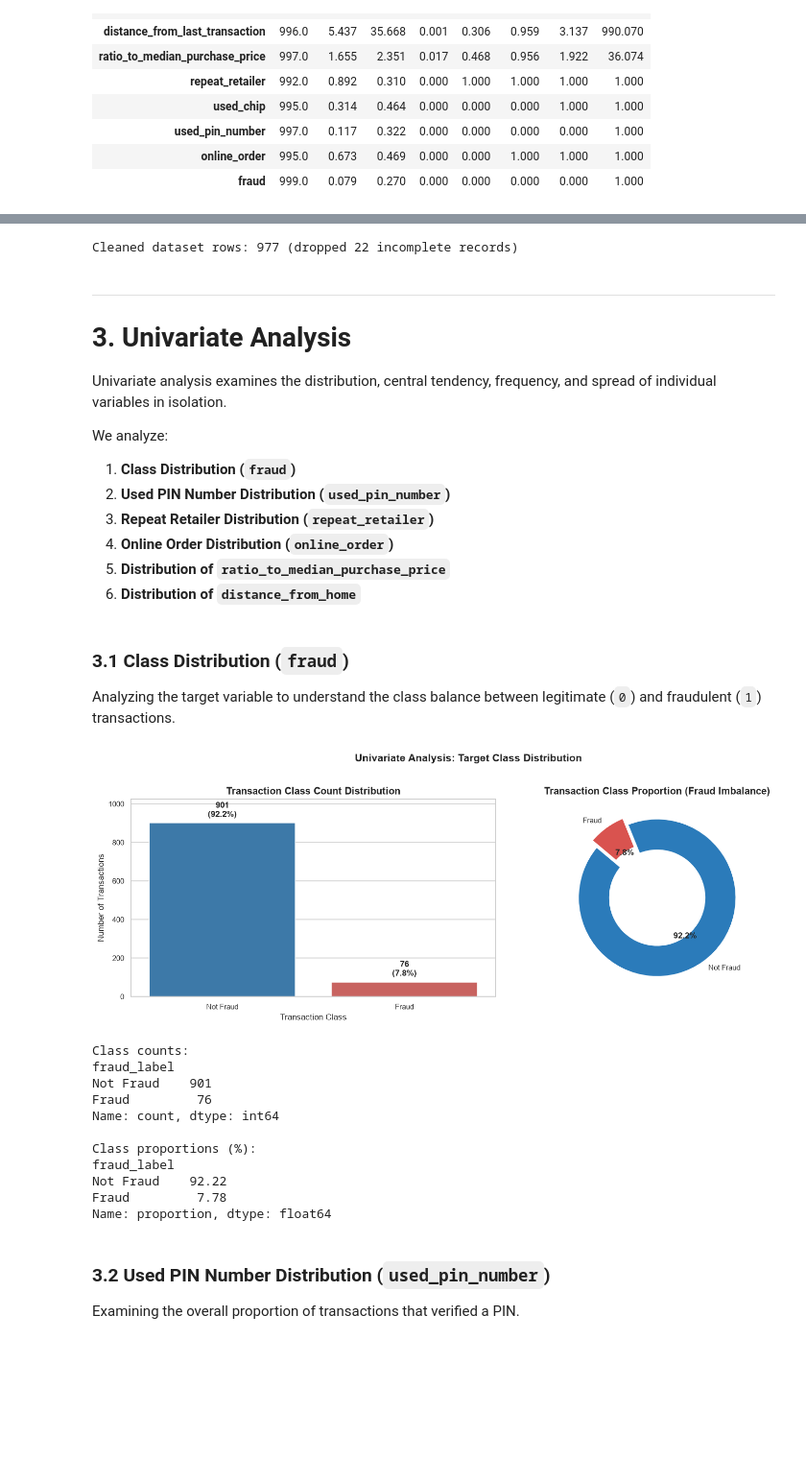
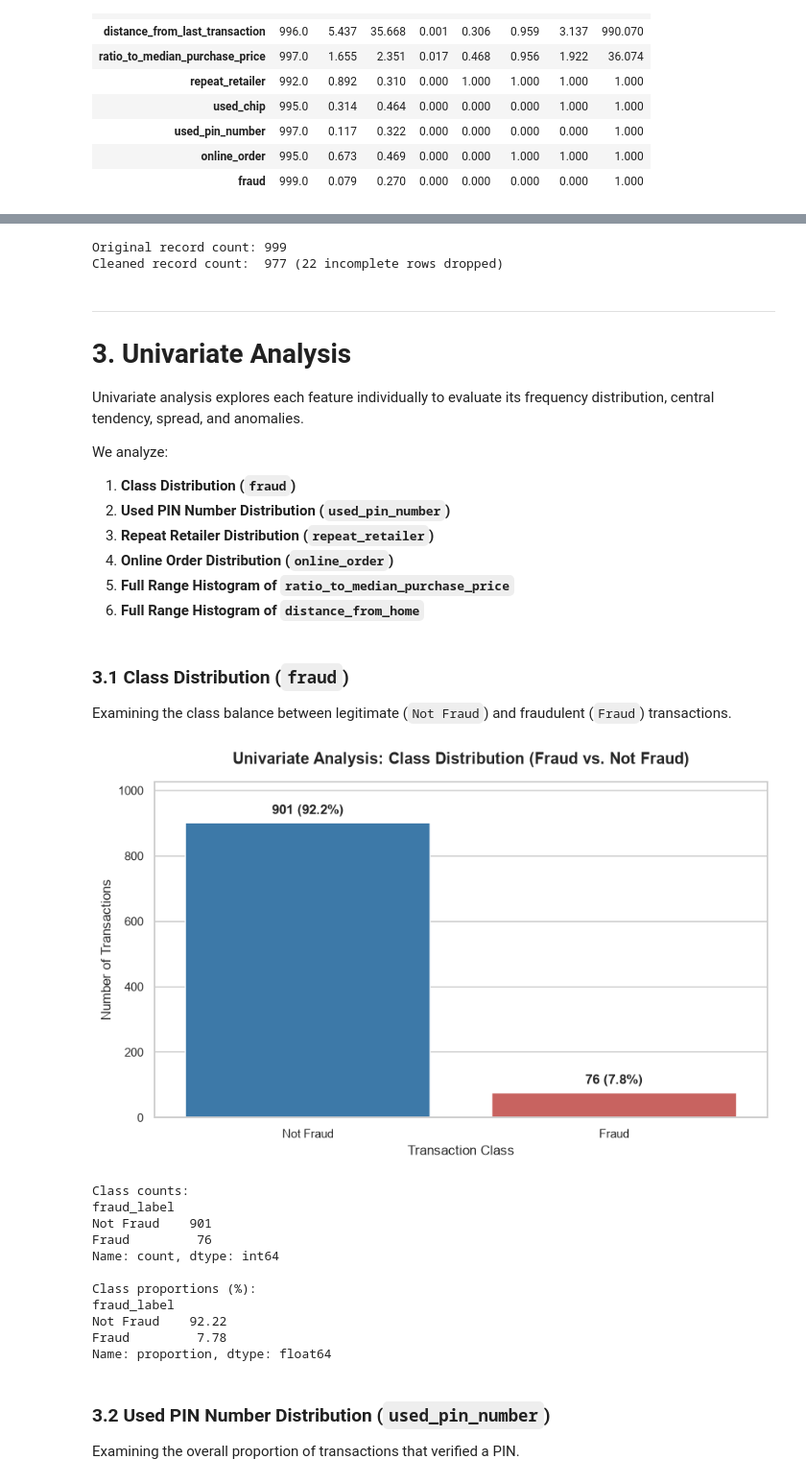
Before and after one commit to SoupySystems/AI-recreation_credit-card-fraud, a Jupyter notebook: CreditCardFraud.ipynb, the cells around one changed output, grey strips where cells are left out. Shown at 96% size. Cells and saved outputs as stored; diff of their text form; code cells hidden in the pictures; blank space fills up the shorter version.

Commit message:
Removed extra graphs

```diff
--- a/CreditCardFraud.ipynb
+++ b/CreditCardFraud.ipynb
@@ -141,86 +144,69 @@ A small fraction of rows contains missing values (< 1% across each column). We d
 # Drop rows with missing values
 df_clean = df.dropna().copy()
 
-# Add readable categorical label columns for clear charts and legends
+# Add readable categorical label columns
 df_clean['fraud_label'] = df_clean['fraud'].map({0: 'Not Fraud', 1: 'Fraud'})
 df_clean['pin_label'] = df_clean['used_pin_number'].map({0: 'No PIN', 1: 'PIN Used'})
 df_clean['chip_label'] = df_clean['used_chip'].map({0: 'No Chip', 1: 'Chip Used'})
 df_clean['repeat_label'] = df_clean['repeat_retailer'].map({0: 'New Retailer', 1: 'Repeat Retailer'})
 df_clean['online_label'] = df_clean['online_order'].map({0: 'In-Person', 1: 'Online Order'})
 
-print(f"Cleaned dataset rows: {len(df_clean):,} (dropped {len(df) - len(df_clean)} incomplete records)")
+print(f"Original record count: {len(df):,}")
+print(f"Cleaned record count:  {len(df_clean):,} ({len(df) - len(df_clean)} incomplete rows dropped)")
 # %% [output]
-Cleaned dataset rows: 977 (dropped 22 incomplete records)
+Original record count: 999
+Cleaned record count:  977 (22 incomplete rows dropped)
 # %% [markdown]
 ---
 # 3. Univariate Analysis
 
-Univariate analysis examines the distribution, central tendency, frequency, and spread of individual variables in isolation.
+Univariate analysis explores each feature individually to evaluate its frequency distribution, central tendency, spread, and anomalies.
 
 We analyze:
 1. **Class Distribution (`fraud`)**
 2. **Used PIN Number Distribution (`used_pin_number`)**
 3. **Repeat Retailer Distribution (`repeat_retailer`)**
 4. **Online Order Distribution (`online_order`)**
-5. **Distribution of `ratio_to_median_purchase_price`**
-6. **Distribution of `distance_from_home`**
+5. **Full Range Histogram of `ratio_to_median_purchase_price`**
+6. **Full Range Histogram of `distance_from_home`**
 # %% [markdown]
 ### 3.1 Class Distribution (`fraud`)
-Analyzing the target variable to understand the class balance between legitimate (`0`) and fraudulent (`1`) transactions.
+Examining the class balance between legitimate (`Not Fraud`) and fraudulent (`Fraud`) transactions.
 # %%
-fig, (ax1, ax2) = plt.subplots(1, 2, figsize=(14, 5))
+plt.figure(figsize=(8, 5))
+order_fraud = ['Not Fraud', 'Fraud']
+palette_fraud = {'Not Fraud': '#2b7bba', 'Fraud': '#d9534f'}
 
-order = ['Not Fraud', 'Fraud']
-palette = {'Not Fraud': '#2b7bba', 'Fraud': '#d9534f'}
-
-# Subplot 1: Countplot
-sns.countplot(
+ax = sns.countplot(
     data=df_clean,
     x='fraud_label',
-    order=order,
-    palette=palette,
-    ax=ax1
+    order=order_fraud,
+    palette=palette_fraud
 )
-ax1.set_title('Transaction Class Count Distribution', fontweight='bold')
-ax1.set_xlabel('Transaction Class')
-ax1.set_ylabel('Number of Transactions')
-ax1.set_ylim(0, len(df_clean) * 1.05)
 
-total = len(df_clean)
-for p in ax1.patches:
+plt.title('Univariate Analysis: Class Distribution (Fraud vs. Not Fraud)', fontweight='bold', pad=15)
+plt.xlabel('Transaction Class')
+plt.ylabel('Number of Transactions')
+plt.ylim(0, len(df_clean) * 1.05)
+
+total_fraud = len(df_clean)
+for p in ax.patches:
     height = p.get_height()
-    pct = (height / total) * 100
-    ax1.annotate(f"{int(height):,}\n({pct:.1f}%)",
-                 (p.get_x() + p.get_width() / 2., height),
-                 ha='center', va='bottom', fontsize=11, fontweight='bold',
-                 xytext=(0, 5), textcoords='offset points')
+    pct = (height / total_fraud) * 100
+    ax.annotate(f"{int(height):,} ({pct:.1f}%)",
+                (p.get_x() + p.get_width() / 2., height),
+                ha='center', va='bottom', fontsize=11, fontweight='bold',
+                xytext=(0, 5), textcoords='offset points')
 
-# Subplot 2: Donut Chart
-counts = df_clean['fraud_label'].value_counts()[order]
-wedges, texts, autotexts = ax2.pie(
-    counts,
-    labels=order,
-    autopct='%1.1f%%',
-    colors=['#2b7bba', '#d9534f'],
-    startangle=140,
-    explode=(0, 0.1),
-    wedgeprops=dict(width=0.4, edgecolor='white', linewidth=2)
-)
-for autotext in autotexts:
-    autotext.set_fontweight('bold')
-    autotext.set_fontsize(11)
-ax2.set_title('Transaction Class Proportion (Fraud Imbalance)', fontweight='bold')
-
-plt.suptitle('Univariate Analysis: Target Class Distribution', fontsize=14, fontweight='bold', y=1.02)
 plt.tight_layout()
 plt.show()
 
 print("Class counts:")
 print(df_clean['fraud_label'].value_counts())
 print("\nClass proportions (%):")
 print((df_clean['fraud_label'].value_counts(normalize=True) * 100).round(2))
 # %% [output]
-[figure, old version]
+[figure, new version]
 Class counts:
 fraud_label
 Not Fraud    901
```
Also changed, not shown: parts of 34 cells of this notebook.
